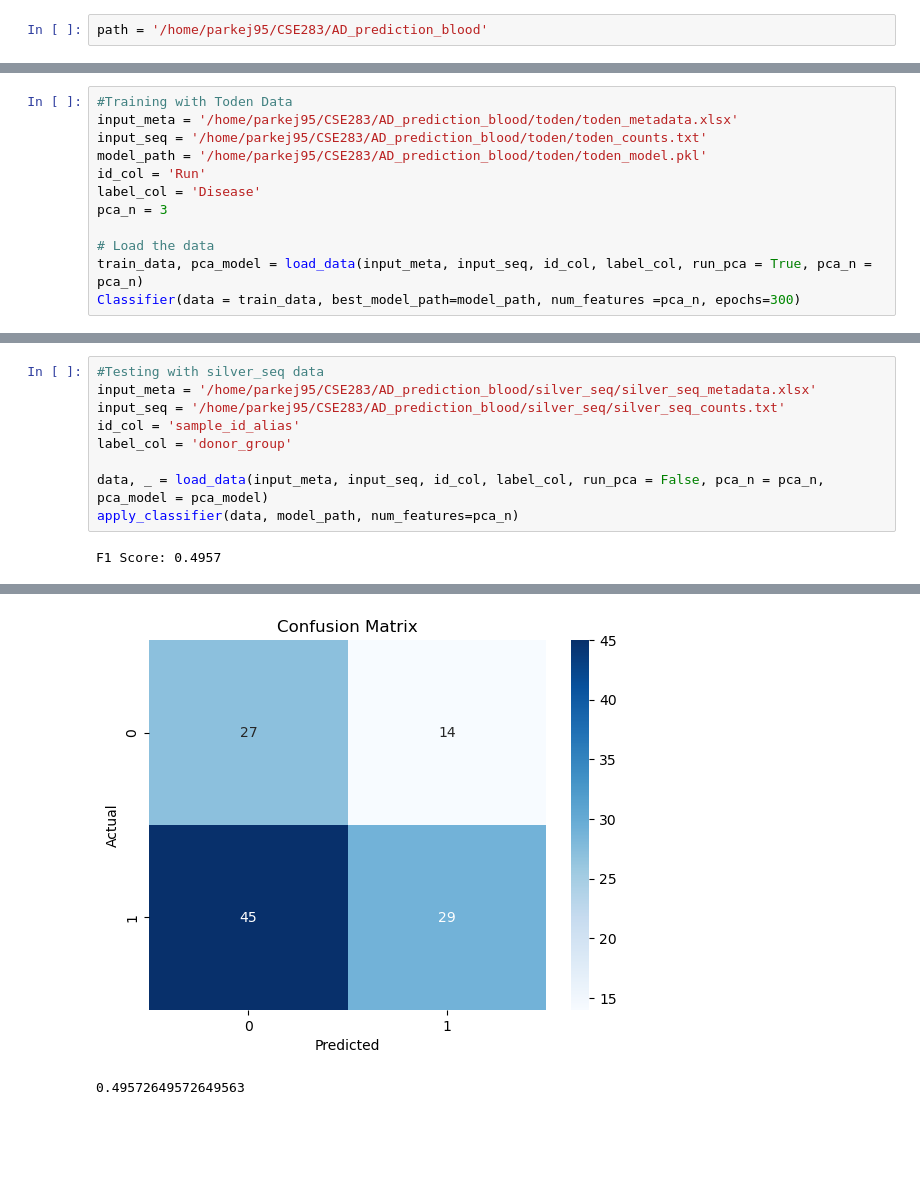
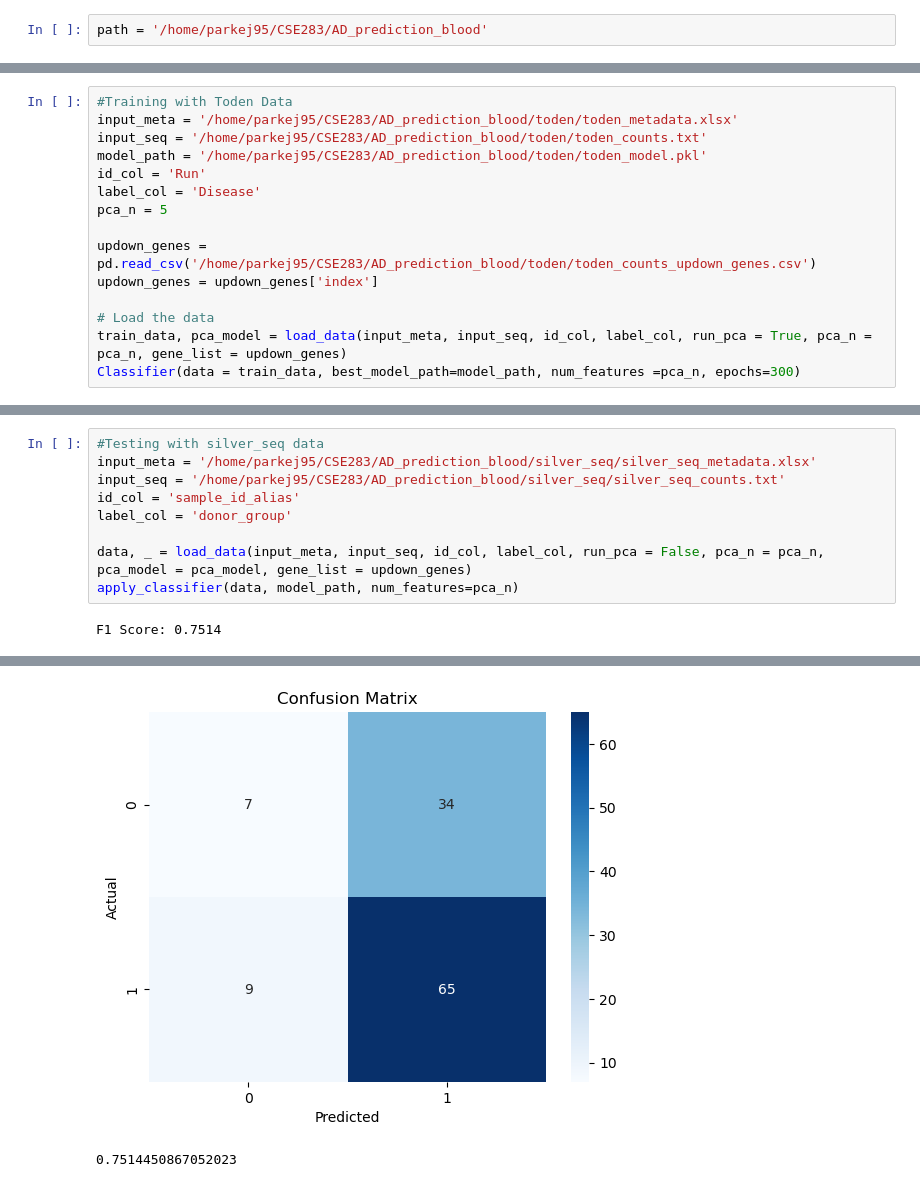
Before and after one commit to Electric-Jam/AD_prediction_blood, a Jupyter notebook: classifier.ipynb, the cells around one changed output, grey strips where cells are left out. Drawn from its saved outputs; the diff is of its cells as text; blank space fills up the shorter version.

Commit message:
reduced model complexity, used updown genes for filtering

```diff
--- a/classifier.ipynb
+++ b/classifier.ipynb
@@ -16,9 +17,12 @@ input_seq = '/home/parkej95/CSE283/AD_prediction_blood/toden/toden_counts.txt'
 model_path = '/home/parkej95/CSE283/AD_prediction_blood/toden/toden_model.pkl'
 id_col = 'Run'
 label_col = 'Disease'
-pca_n = 3
+pca_n = 5
+
+updown_genes = pd.read_csv('/home/parkej95/CSE283/AD_prediction_blood/toden/toden_counts_updown_genes.csv')
+updown_genes = updown_genes['index']
 
 # Load the data
-train_data, pca_model = load_data(input_meta, input_seq, id_col, label_col, run_pca = True, pca_n = pca_n)
+train_data, pca_model = load_data(input_meta, input_seq, id_col, label_col, run_pca = True, pca_n = pca_n, gene_list = updown_genes)
 Classifier(data = train_data, best_model_path=model_path, num_features =pca_n, epochs=300)
 # %% [output]
@@ -49,7 +53,7 @@ input_seq = '/home/parkej95/CSE283/AD_prediction_blood/silver_seq/silver_seq_cou
 id_col = 'sample_id_alias'
 label_col = 'donor_group'
 
-data, _ = load_data(input_meta, input_seq, id_col, label_col, run_pca = False, pca_n = pca_n, pca_model = pca_model)
+data, _ = load_data(input_meta, input_seq, id_col, label_col, run_pca = False, pca_n = pca_n, pca_model = pca_model, gene_list = updown_genes)
 apply_classifier(data, model_path, num_features=pca_n)
 # %% [output]
-F1 Score: 0.4957
+F1 Score: 0.7514
@@ -57,5 +61,5 @@ F1 Score: 0.4957
-[figure, old version]
+[figure, new version]
-0.49572649572649563
+0.7514450867052023
 # %%
 #Testing with burgos data
 input_meta = '/home/parkej95/CSE283/AD_prediction_blood/burgos_dbgap/burgos_dbgap_metadata.xlsx'
```
Also changed, not shown: parts of 7 cells of this notebook, 4 other files.
